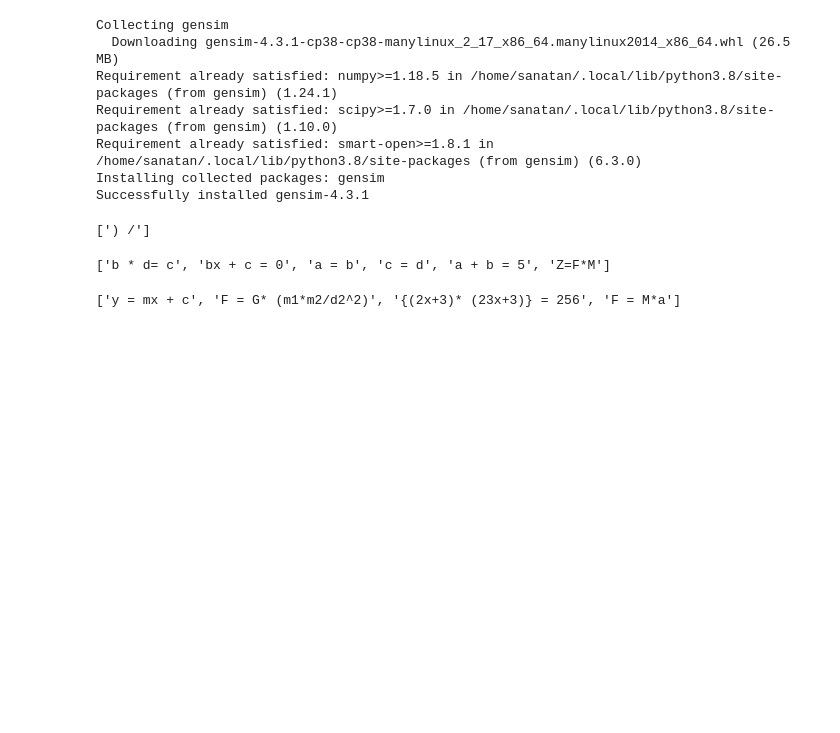
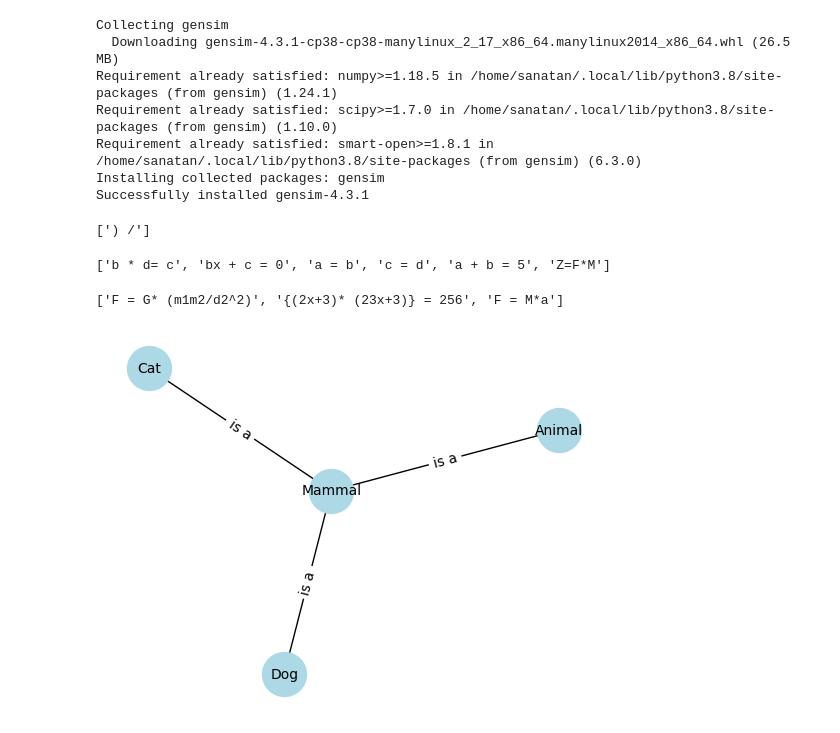
Before and after one commit to sanatankafle12/Major-Project, a Jupyter notebook: src/practice.ipynb, the cells around one changed output. Drawn from its saved outputs; the diff is of its cells as text; code cells hidden in the pictures; blank space fills up the shorter version.

Commit message:
Added evaluation graphs

```diff
--- a/src/practice.ipynb
+++ b/src/practice.ipynb
@@ -466,9 +466,9 @@ print(equations)
 # %%
 import re
 
-text ='Evaluate the following equation y = mx + c, where m is slope and c is intercept. Rearrange the following: overflow stack. Find x if F = G* (m1*m2/d2^2). Find x if {(2x+3)* (23x+3)} = 256. Find x if F = M*a.'
+text ='Evaluate the following equation Y=β₀+β₁*X+ε, where m is slope and c is intercept. Rearrange the following: overflow stack. Find x if F = G* (m1m2/d2^2). Find x if {(2x+3)* (23x+3)} = 256. Find x if F = M*a.'
 
-math_patterns = (r'((y|x)\s*=\s*.+),', r'if\s(.+)', r'({.+)')
+math_patterns = (r'((y|x|α|γ|β|ε)\s*=\s*.+),', r'if\s(.+)', r'({.+)')
 sentences = text.split('.')
 
 formulas = []
@@ -477,5 +477,37 @@ for x in sentences:
         if re.search(pattern, x):
             formulas.append(re.search(pattern, x).group(1))
             break
+
+formulas
 # %% [output]
-['y = mx + c', 'F = G* (m1*m2/d2^2)', '{(2x+3)* (23x+3)} = 256', 'F = M*a']
+['F = G* (m1m2/d2^2)', '{(2x+3)* (23x+3)} = 256', 'F = M*a']
+# %%
+import networkx as nx
+import matplotlib.pyplot as plt
+
+bsemantic_net = nx.Graph()
+
+# Add concepts as nodes
+semantic_net.add_node("Animal")
+semantic_net.add_node("Mammal")
+semantic_net.add_node("Dog")
+semantic_net.add_node("Cat")
+
+# Add relationships as edges
+semantic_net.add_edge("Animal", "Mammal", relationship="is a")
+semantic_net.add_edge("Mammal", "Dog", relationship="is a")
+semantic_net.add_edge("Mammal", "Cat", relationship="is a")
+
+# Visualize the semantic net
+pos = nx.spring_layout(semantic_net)
+nx.draw_networkx(semantic_net, pos, with_labels=True, node_color="lightblue", font_size=10, node_size=1000)
+
+# Add relationship labels
+edge_labels = nx.get_edge_attributes(semantic_net, "relationship")
+nx.draw_networkx_edge_labels(semantic_net, pos, edge_labels=edge_labels)
+
+# Display the semantic net
+plt.axis("off")
+plt.show()
+# %% [output]
+[figure, added]
```
Also changed, not shown: parts of 10 cells of this notebook, 7 other files.
